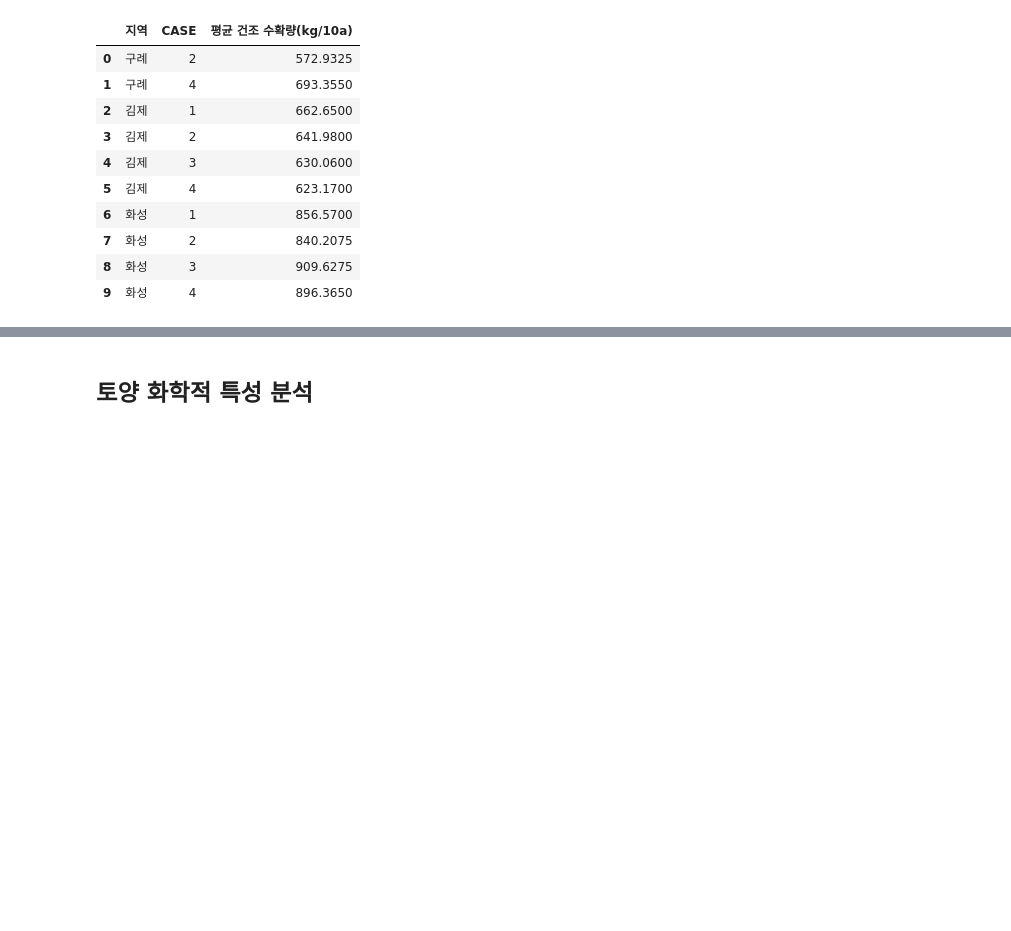
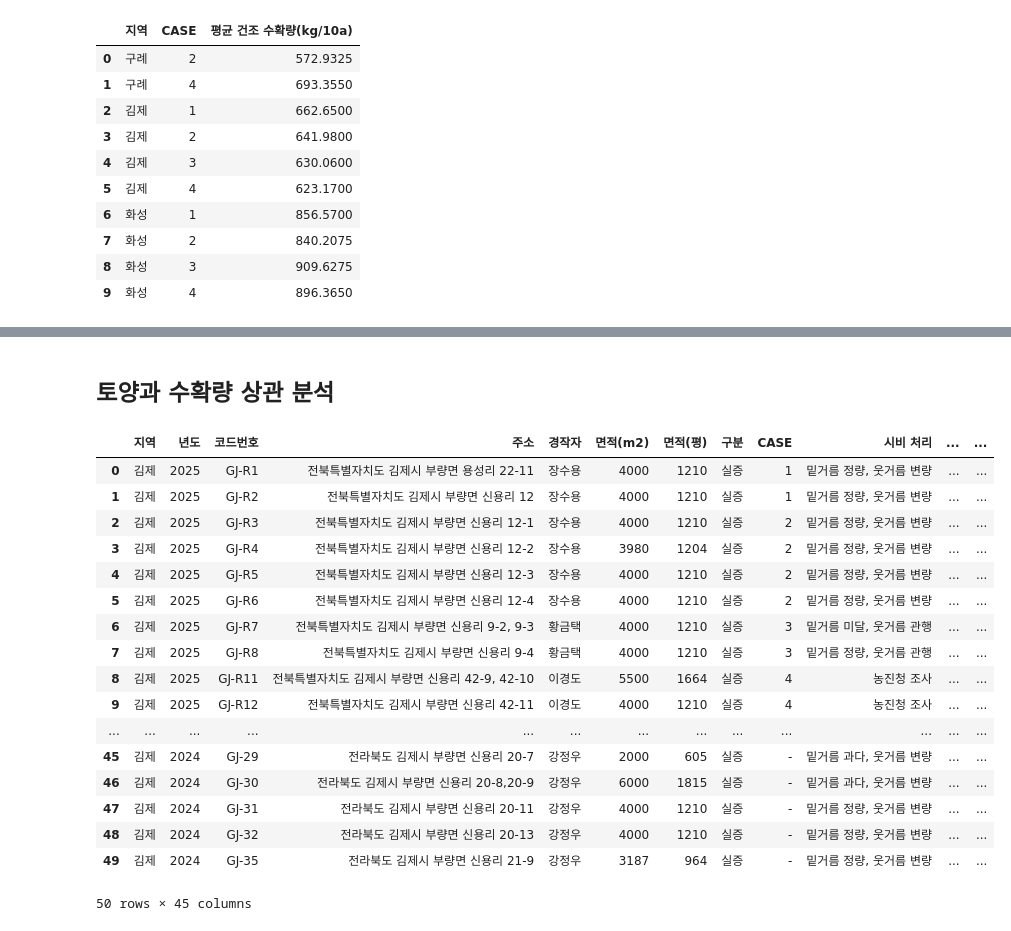
Before and after one commit to sirasony35/rice_analysis, a Jupyter notebook: basic_analysis.ipynb, the cells around one changed output, grey strips where cells are left out. Cells and saved outputs as stored; diff of their text form; code cells hidden in the pictures; blank space fills up the shorter version.

```diff
--- a/basic_analysis.ipynb
+++ b/basic_analysis.ipynb
@@ -135,3 +136,17 @@ fig.update_yaxes(range=[0, None])
 # 제목 가운데 정렬
 fig.update_layout(title_x=0.5)
 fig.show()
+# %%
+# --- 4. 이미지(PNG)로 저장 ---
+try:
+    image_filename = "soil_radar_chart.png"
+    fig.write_image(
+        image_filename,
+        width=1200,
+        height=600,
+        scale=2  # 2배 해상도
+    )
+    print(f"\n성공: 그래프를 '{image_filename}' 파일로 저장했습니다.")
+except Exception as e:
+    print(f"\n오류: {e}")
+    print("PC에 'kaleido'가 설치되었는지 확인해주세요. (pip install -U kaleido)")
@@ -138,2 +470,23 @@ fig.show()
 # %% [markdown]
-## 토양 화학적 특성 분석
+## 토양과 수확량 상관 분석
+# %%
+df
+# %% [output]
+|  | 지역 | 년도 | 코드번호 | 주소 | 경작자 | 면적(m2) | 면적(평) | 구분 | CASE | 시비 처리 | ... | ... |
+| 0 | 김제 | 2025 | GJ-R1 | 전북특별자치도 김제시 부량면 용성리 22-11 | 장수용 | 4000 | 1210 | 실증 | 1 | 밑거름 정량, 웃거름 변량 | ... | ... |
+| 1 | 김제 | 2025 | GJ-R2 | 전북특별자치도 김제시 부량면 신용리 12 | 장수용 | 4000 | 1210 | 실증 | 1 | 밑거름 정량, 웃거름 변량 | ... | ... |
+| 2 | 김제 | 2025 | GJ-R3 | 전북특별자치도 김제시 부량면 신용리 12-1 | 장수용 | 4000 | 1210 | 실증 | 2 | 밑거름 정량, 웃거름 변량 | ... | ... |
+| 3 | 김제 | 2025 | GJ-R4 | 전북특별자치도 김제시 부량면 신용리 12-2 | 장수용 | 3980 | 1204 | 실증 | 2 | 밑거름 정량, 웃거름 변량 | ... | ... |
+| 4 | 김제 | 2025 | GJ-R5 | 전북특별자치도 김제시 부량면 신용리 12-3 | 장수용 | 4000 | 1210 | 실증 | 2 | 밑거름 정량, 웃거름 변량 | ... | ... |
+| 5 | 김제 | 2025 | GJ-R6 | 전북특별자치도 김제시 부량면 신용리 12-4 | 장수용 | 4000 | 1210 | 실증 | 2 | 밑거름 정량, 웃거름 변량 | ... | ... |
+| 6 | 김제 | 2025 | GJ-R7 | 전북특별자치도 김제시 부량면 신용리 9-2, 9-3 | 황금택 | 4000 | 1210 | 실증 | 3 | 밑거름 미달, 웃거름 관행 | ... | ... |
+| 7 | 김제 | 2025 | GJ-R8 | 전북특별자치도 김제시 부량면 신용리 9-4 | 황금택 | 4000 | 1210 | 실증 | 3 | 밑거름 정량, 웃거름 관행 | ... | ... |
+| 8 | 김제 | 2025 | GJ-R11 | 전북특별자치도 김제시 부량면 신용리 42-9, 42-10 | 이경도 | 5500 | 1664 | 실증 | 4 | 농진청 조사 | ... | ... |
+| 9 | 김제 | 2025 | GJ-R12 | 전북특별자치도 김제시 부량면 신용리 42-11 | 이경도 | 4000 | 1210 | 실증 | 4 | 농진청 조사 | ... | ... |
+| ... | ... | ... | ... | ... | ... | ... | ... | ... | ... | ... | ... | ... |
+| 45 | 김제 | 2024 | GJ-29 | 전라북도 김제시 부량면 신용리 20-7 | 강정우 | 2000 | 605 | 실증 | - | 밑거름 과다, 웃거름 변량 | ... | ... |
+| 46 | 김제 | 2024 | GJ-30 | 전라북도 김제시 부량면 신용리 20-8,20-9 | 강정우 | 6000 | 1815 | 실증 | - | 밑거름 과다, 웃거름 변량 | ... | ... |
+| 47 | 김제 | 2024 | GJ-31 | 전라북도 김제시 부량면 신용리 20-11 | 강정우 | 4000 | 1210 | 실증 | - | 밑거름 정량, 웃거름 변량 | ... | ... |
+| 48 | 김제 | 2024 | GJ-32 | 전라북도 김제시 부량면 신용리 20-13 | 강정우 | 4000 | 1210 | 실증 | - | 밑거름 정량, 웃거름 변량 | ... | ... |
+| 49 | 김제 | 2024 | GJ-35 | 전라북도 김제시 부량면 신용리 21-9 | 강정우 | 3187 | 964 | 실증 | - | 밑거름 정량, 웃거름 변량 | ... | ... |
+50 rows × 45 columns
```
Also changed, not shown: parts of 14 cells of this notebook, 3 other files.
